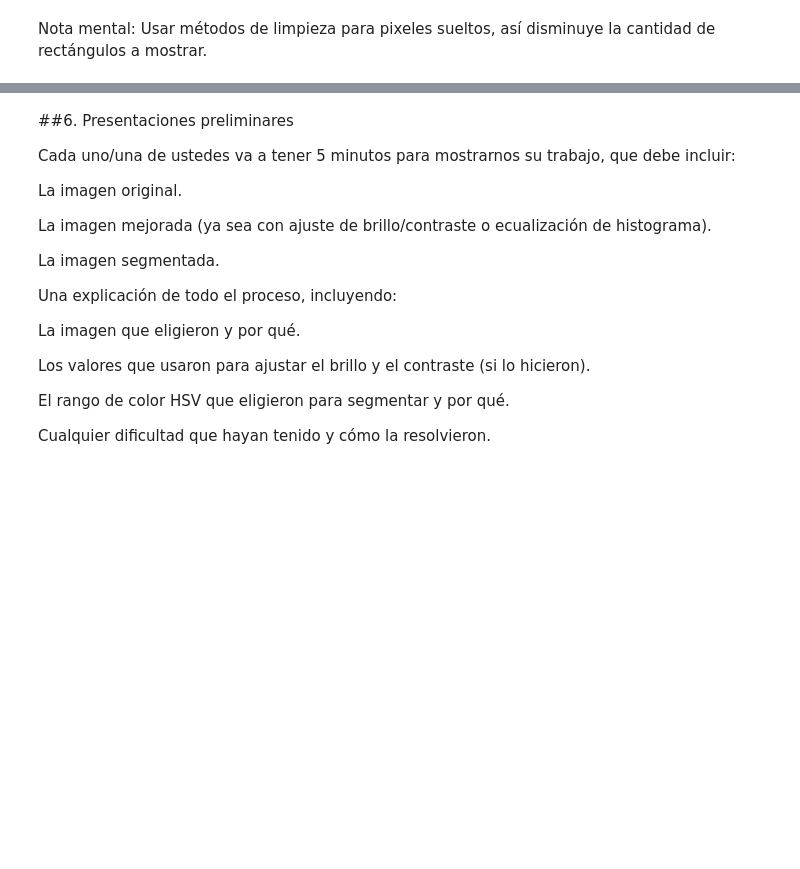
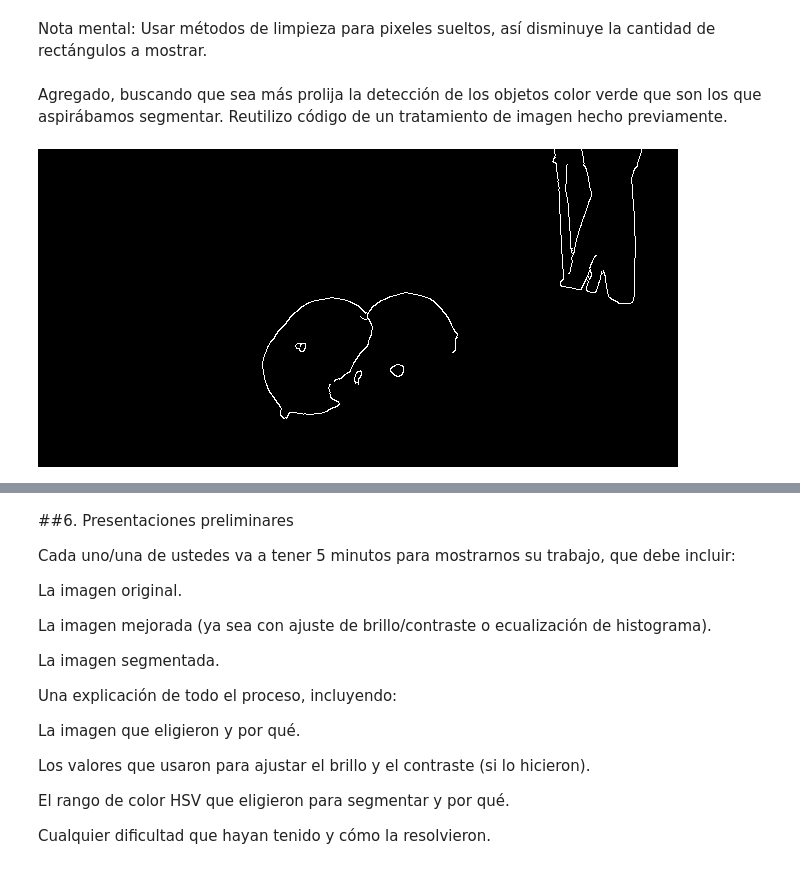
Before and after one commit to FARINAZZOAnalia/PDI_Farinazzo_Analia, a Jupyter notebook: 006-Lab02/LAB_Integrador_2_24994389_FarinazzoA.ipynb, the cells around one changed output, grey strips where cells are left out. Saved outputs shown, nothing was run; the diff lists cells and outputs as text; code cells hidden in the pictures; blank space fills up the shorter version.

```diff
--- a/006-Lab02/LAB_Integrador_2_24994389_FarinazzoA.ipynb
+++ b/006-Lab02/LAB_Integrador_2_24994389_FarinazzoA.ipynb
@@ -342,2 +345,38 @@ if __name__ == "__main__":
 # %% [markdown]
 Nota mental:  Usar métodos de limpieza para pixeles sueltos, así disminuye la cantidad de rectángulos a mostrar.
+# %% [markdown]
+Agregado, buscando que sea más prolija la detección de los objetos color verde que son los que aspirábamos segmentar.
+Reutilizo código de un tratamiento de imagen hecho previamente.
+# %%
+def obtener_borde_limpio_canny(imagen_gris):
+    # 1. Aplicar un filtro Gaussiano para reducir el ruido
+    # El kernel_size (3x3 en este caso) y sigmaX (desviación estándar en dirección X)
+    # son parámetros que puedes ajustar según el nivel de ruido en tu imagen.
+    imagen_suavizada = cv2.GaussianBlur(imagen_gris, (9, 11), 0)
+
+
+    # 2. Aplicar el detector de bordes Canny
+    # Los parámetros threshold1 y threshold2 son los umbrales inferior y superior, respectivamente.
+    # Un borde se considera "fuerte" si su gradiente es mayor que threshold2, y se incluye directamente.
+    # Un borde se considera "débil" si su gradiente está entre threshold1 y threshold2. Los bordes débiles
+    # se incluyen solo si están conectados a un borde fuerte.
+    # Puedes experimentar con estos valores para obtener el mejor resultado para tus imágenes.
+    bordes_canny = cv2.Canny(imagen_suavizada, 50, 300)
+
+    return bordes_canny
+
+# Ejemplo de uso:
+if __name__ == '__main__':
+    # Cargar tu imagen
+    imagen_original = g_imagen_seg
+
+    # Convertir a escala de grises
+    imagen_gris = cv2.cvtColor(imagen_original, cv2.COLOR_BGR2GRAY)
+
+    # Obtener el borde limpio usando Canny
+    borde_limpio = obtener_borde_limpio_canny(imagen_gris)
+
+    # Mostrar la imagen original y el borde detectado
+    cv2_imshow(borde_limpio)
+# %% [output]
+[figure, added]
```
Also changed, not shown: parts of 3 cells of this notebook.
